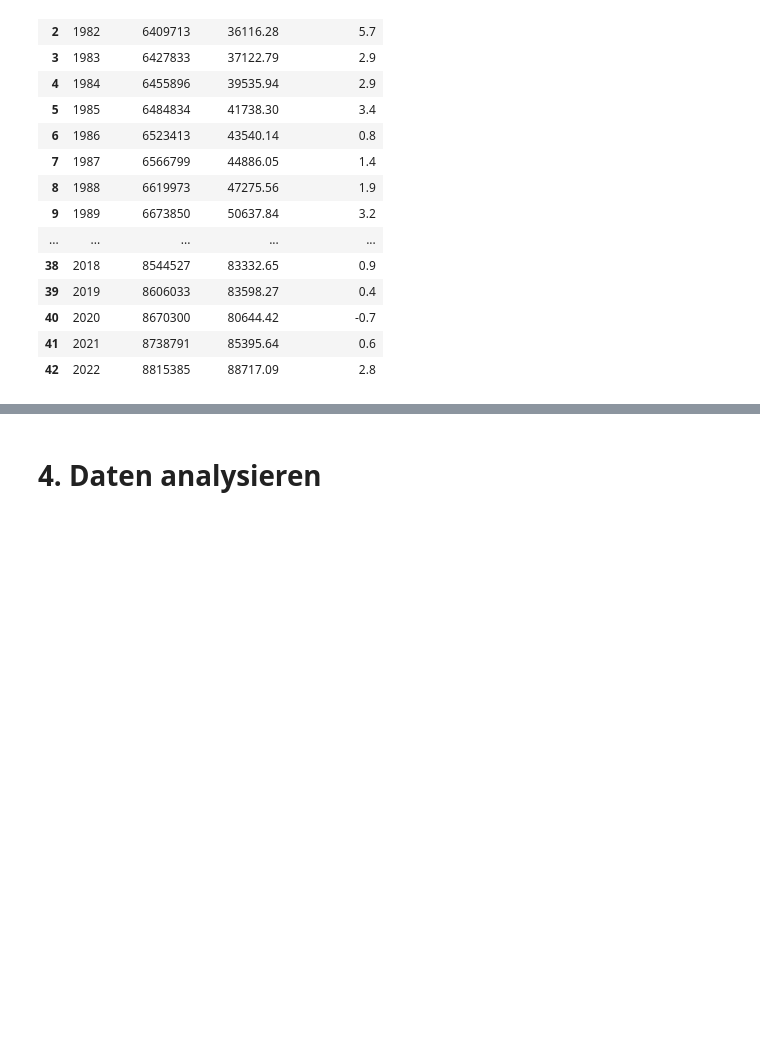
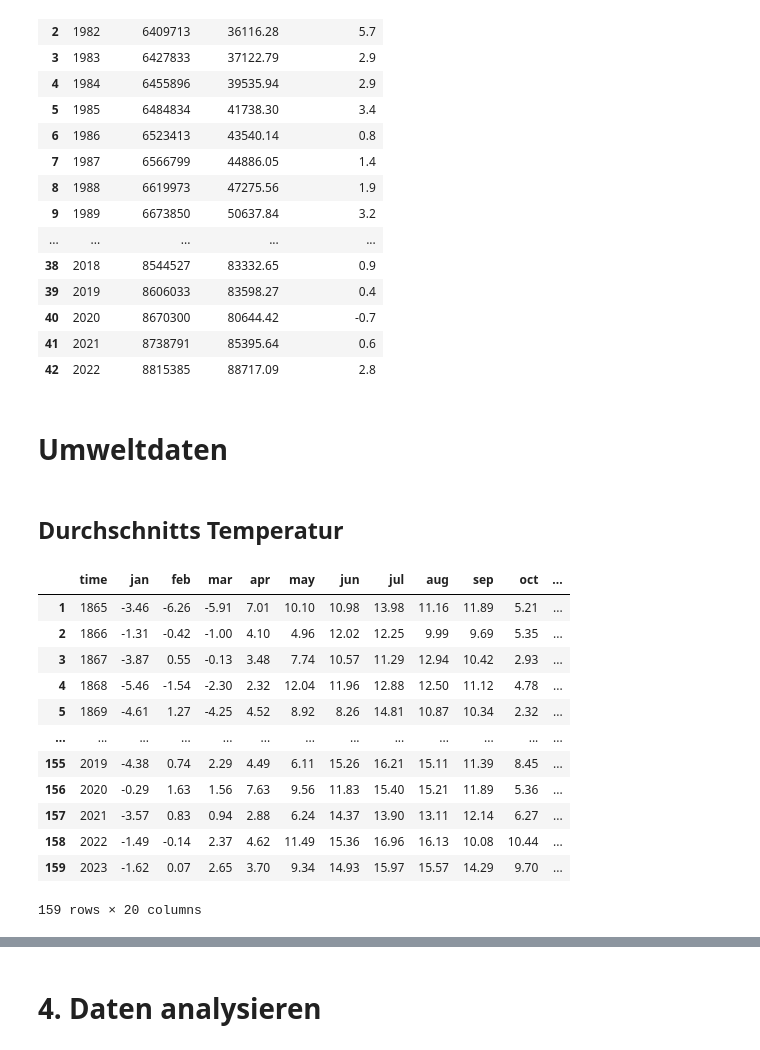
Before and after one commit to michaelzimmermannstudhslu/BINA_2024_energy_research, a Jupyter notebook: bina_casestudy_adhumezi.ipynb, the cells around one changed output, grey strips where cells are left out. Drawn from its saved outputs; the diff is of its cells as text; code cells hidden in the pictures; blank space fills up the shorter version.

```diff
--- a/bina_casestudy_adhumezi.ipynb
+++ b/bina_casestudy_adhumezi.ipynb
@@ -303,3 +359,28 @@ df
 | 40 | 2020 | 8670300 | 80644.42 | -0.7 |
 | 41 | 2021 | 8738791 | 85395.64 | 0.6 |
 | 42 | 2022 | 8815385 | 88717.09 | 2.8 |
+# %% [markdown]
+# Umweltdaten
+# %% [markdown]
+## Durchschnitts Temperatur
+# %%
+df = pd.read_csv('https://raw.githubusercontent.com/michaelzimmermannstudhslu/BINA_2024_energy_research/main/data/environment_ch.csv', sep='\t')
+
+#Clean up invalid rows
+df_rein = df.dropna()
+
+df_rein
+# %% [output]
+|  | time | jan | feb | mar | apr | may | jun | jul | aug | sep | oct | ... |
+| 1 | 1865 | -3.46 | -6.26 | -5.91 | 7.01 | 10.10 | 10.98 | 13.98 | 11.16 | 11.89 | 5.21 | ... |
+| 2 | 1866 | -1.31 | -0.42 | -1.00 | 4.10 | 4.96 | 12.02 | 12.25 | 9.99 | 9.69 | 5.35 | ... |
+| 3 | 1867 | -3.87 | 0.55 | -0.13 | 3.48 | 7.74 | 10.57 | 11.29 | 12.94 | 10.42 | 2.93 | ... |
+| 4 | 1868 | -5.46 | -1.54 | -2.30 | 2.32 | 12.04 | 11.96 | 12.88 | 12.50 | 11.12 | 4.78 | ... |
+| 5 | 1869 | -4.61 | 1.27 | -4.25 | 4.52 | 8.92 | 8.26 | 14.81 | 10.87 | 10.34 | 2.32 | ... |
+| ... | ... | ... | ... | ... | ... | ... | ... | ... | ... | ... | ... | ... |
+| 155 | 2019 | -4.38 | 0.74 | 2.29 | 4.49 | 6.11 | 15.26 | 16.21 | 15.11 | 11.39 | 8.45 | ... |
+| 156 | 2020 | -0.29 | 1.63 | 1.56 | 7.63 | 9.56 | 11.83 | 15.40 | 15.21 | 11.89 | 5.36 | ... |
+| 157 | 2021 | -3.57 | 0.83 | 0.94 | 2.88 | 6.24 | 14.37 | 13.90 | 13.11 | 12.14 | 6.27 | ... |
+| 158 | 2022 | -1.49 | -0.14 | 2.37 | 4.62 | 11.49 | 15.36 | 16.96 | 16.13 | 10.08 | 10.44 | ... |
+| 159 | 2023 | -1.62 | 0.07 | 2.65 | 3.70 | 9.34 | 14.93 | 15.97 | 15.57 | 14.29 | 9.70 | ... |
+159 rows × 20 columns
```
Also changed, not shown: parts of 41 cells of this notebook.
